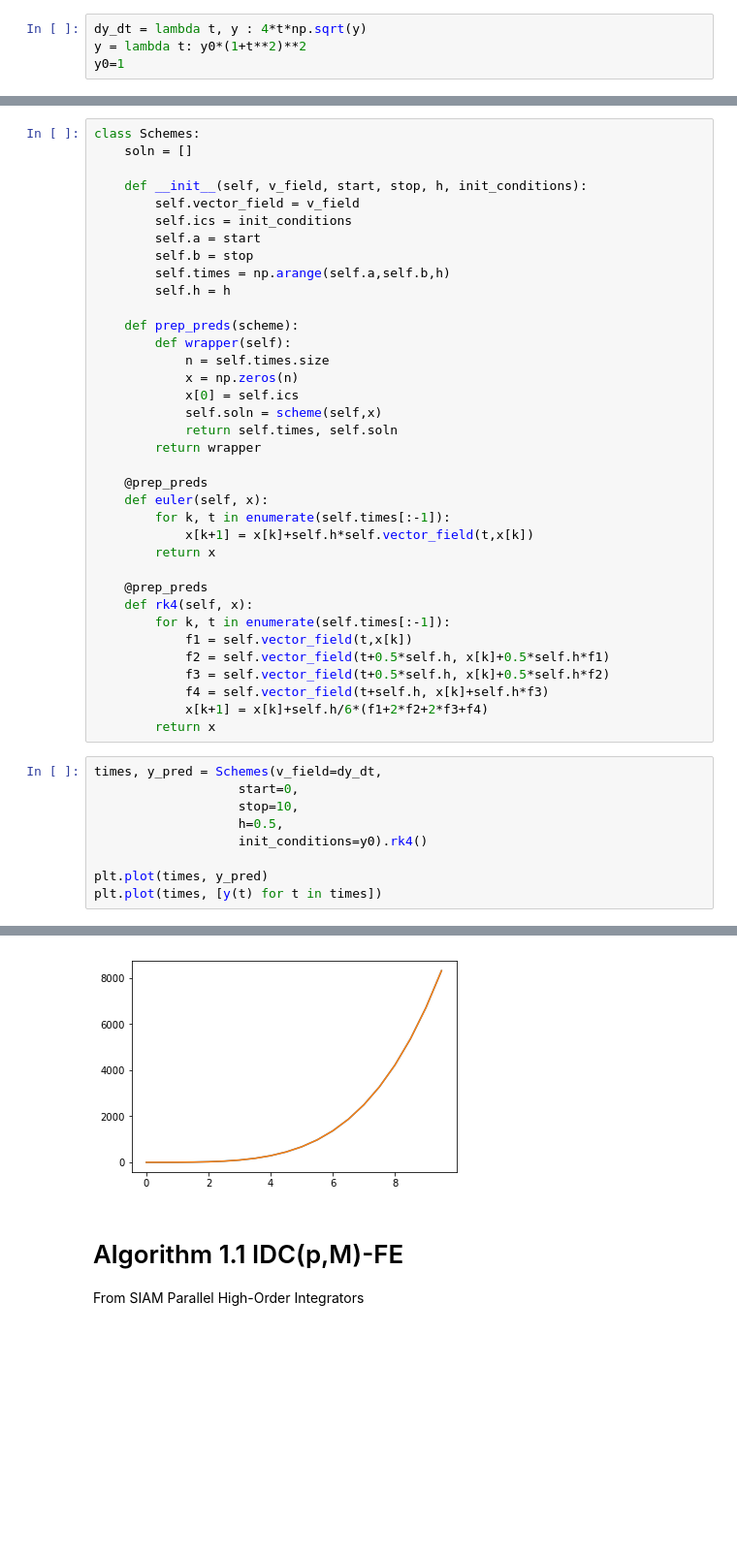
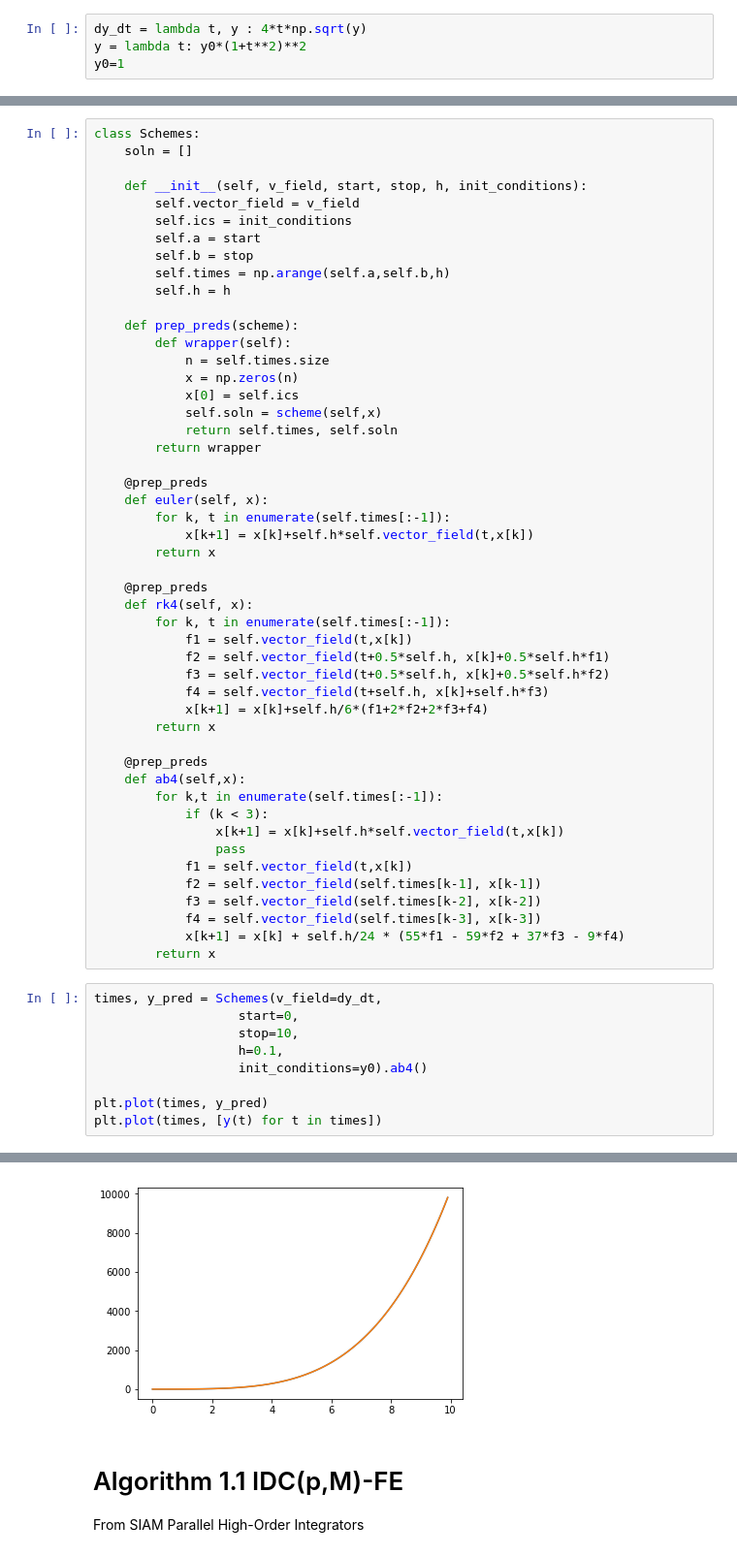
Before and after one commit to turbulencelover/time-integration-solvers, a Jupyter notebook: SolversPY.ipynb, the cells around one changed output, grey strips where cells are left out. Shown at 97% size. Saved outputs shown, nothing was run; the diff lists cells and outputs as text; blank space fills up the shorter version.

```diff
--- a/SolversPY.ipynb
+++ b/SolversPY.ipynb
@@ -54,18 +54,31 @@ class Schemes:
             f4 = self.vector_field(t+self.h, x[k]+self.h*f3)
             x[k+1] = x[k]+self.h/6*(f1+2*f2+2*f3+f4)
         return x
+
+    @prep_preds
+    def ab4(self,x):
+        for k,t in enumerate(self.times[:-1]):
+            if (k < 3):
+                x[k+1] = x[k]+self.h*self.vector_field(t,x[k])
+                pass
+            f1 = self.vector_field(t,x[k])
+            f2 = self.vector_field(self.times[k-1], x[k-1])
+            f3 = self.vector_field(self.times[k-2], x[k-2])
+            f4 = self.vector_field(self.times[k-3], x[k-3])
+            x[k+1] = x[k] + self.h/24 * (55*f1 - 59*f2 + 37*f3 - 9*f4)
+        return x
 # %%
 times, y_pred = Schemes(v_field=dy_dt,
                    start=0,
                    stop=10,
-                   h=0.5,
-                   init_conditions=y0).rk4()
+                   h=0.1,
+                   init_conditions=y0).ab4()
 
 plt.plot(times, y_pred)
 plt.plot(times, [y(t) for t in times])
 # %% [output]
 [<matplotlib.lines.Line2D at 0x...>]
-[figure, old version]
+[figure, new version]
 # %% [markdown]
 # Algorithm 1.1 IDC(p,M)-FE
 From SIAM Parallel High-Order Integrators
```
Also changed, not shown: parts of 19 cells of this notebook, 1 other file.
